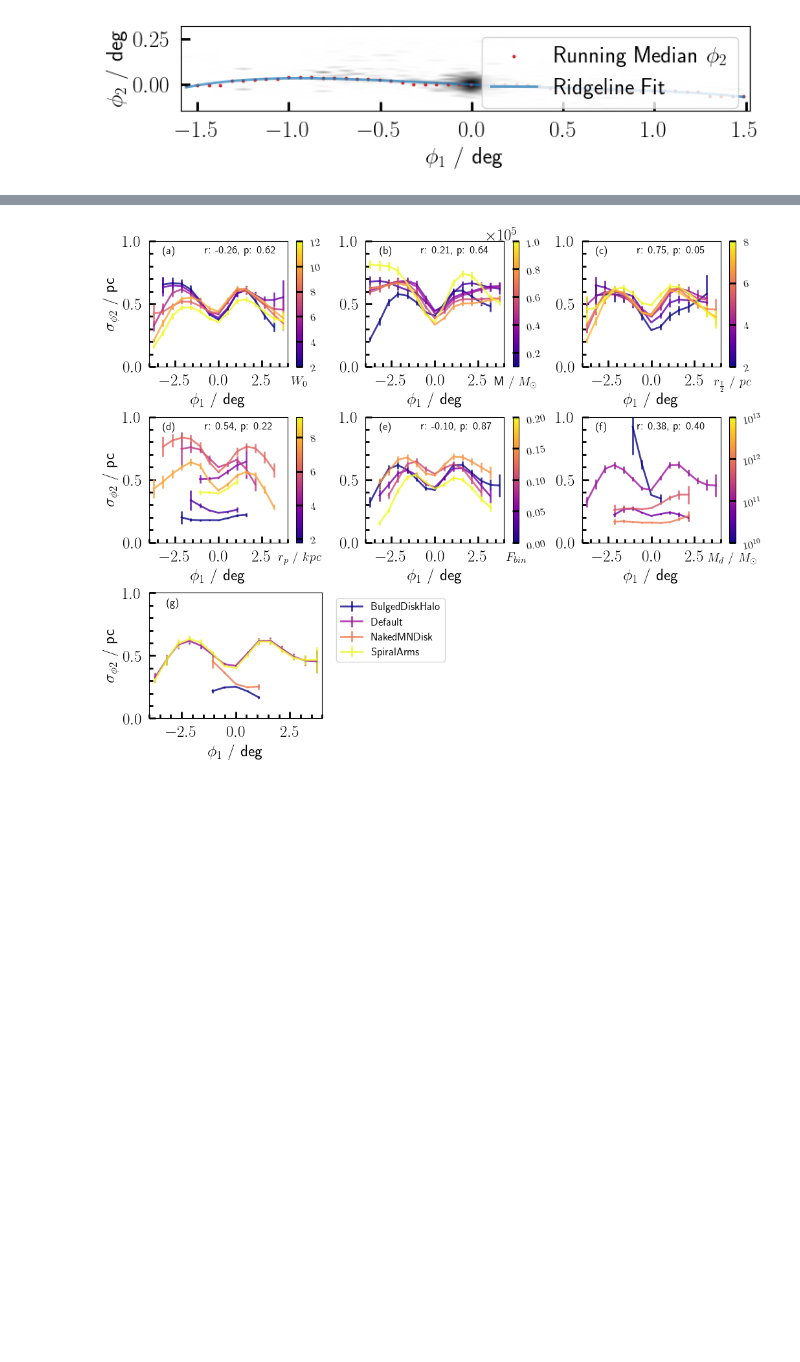
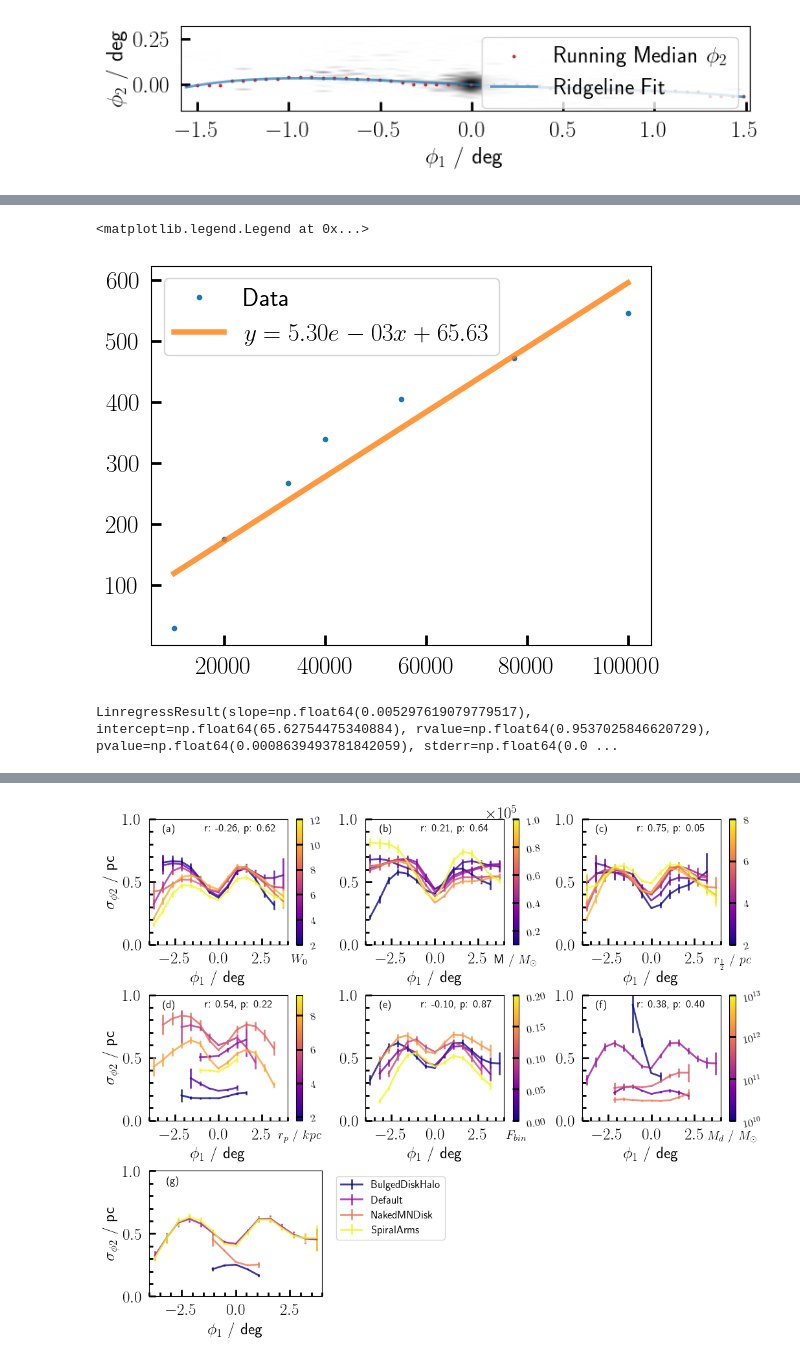
Before and after one commit to RSPicken2/stellar-streams, a Jupyter notebook: Ridgeline.ipynb, the cells around one changed output, grey strips where cells are left out. Cells and saved outputs as stored; diff of their text form; code cells hidden in the pictures; blank space fills up the shorter version.

```diff
--- a/Ridgeline.ipynb
+++ b/Ridgeline.ipynb
@@ -291 +364,41 @@ densities = map_leaves(streams_data, steam_density_old, phi1_lim=15, bins=15)
+# %%
+
+data = {10000: [29.719835],
+20000: [175.71078],
+32500: [266.43503],
+40000: [338.85428],
+55000: [404.4441],
+77500: [472.71628],
+100000: [546.2149]}
+'''
+data = {
+2: [12.66887],
+4: [17.157461],
+6: [39.23516],
+8: [51.216698],
+10: [52.625896],
+12: [30.605371]}
+'''
+x = np.array(list(data.keys()), dtype=float)
+y = np.array([v[0] for v in data.values()], dtype=float)
+
+res = stats.linregress(x, y)
+m = res.slope
+c = res.intercept
+# %%
+fig, ax = plt.subplots()
+ax.plot(list(data.keys()), list(data.values()), linestyle='', marker='.',
+       label='Data')
+
+linx = np.linspace(min(data.keys()), max(data.keys()), 1000)
+model = m*linx+c
+ax.plot(linx, model, alpha=0.8, label=fr'$y={m:.2e}x + {c:.2f}$')
+ax.legend()
+# %% [output]
+<matplotlib.legend.Legend at 0x...>
+[figure, added]
+# %%
+res
+# %% [output]
+LinregressResult(slope=np.float64(0.005297619079779517), intercept=np.float64(65.62754475340884), rvalue=np.float64(0.9537025846620729), pvalue=np.float64(0.0008639493781842059), stderr=np.float64(0.0 ...
 # %%
```
Also changed, not shown: parts of 14 cells of this notebook.
